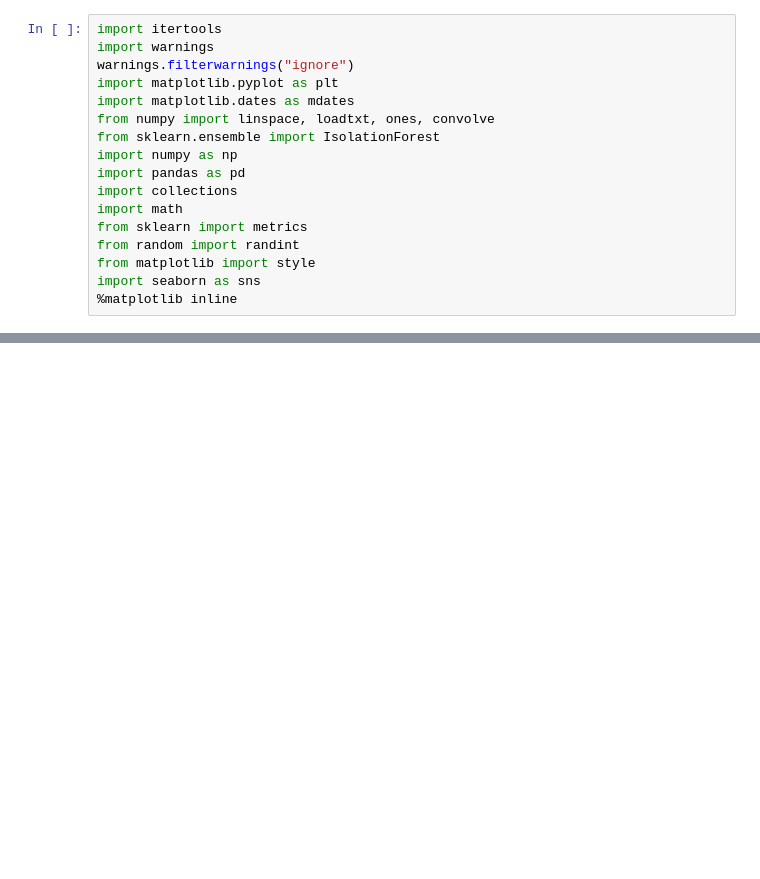
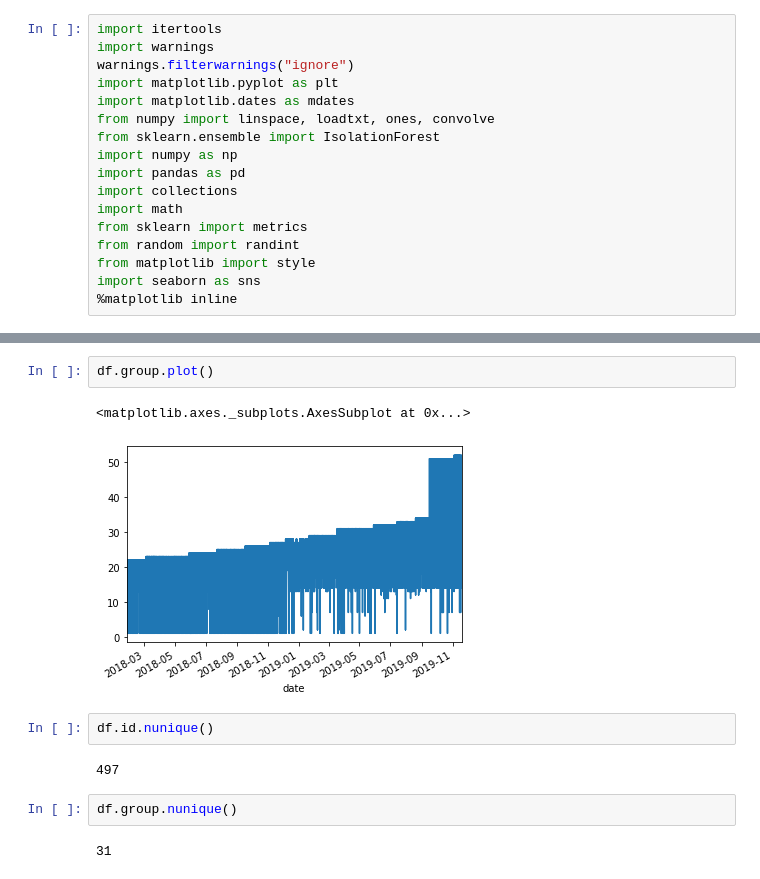
Before and after one commit to soslin/ds-methodologies-exercises, a Jupyter notebook: anomaly_detection/time_series_anomaly_detection.ipynb, the cells around one changed output, grey strips where cells are left out. Cells and saved outputs as stored; diff of their text form; blank space fills up the shorter version.

```diff
--- a/anomaly_detection/time_series_anomaly_detection.ipynb
+++ b/anomaly_detection/time_series_anomaly_detection.ipynb
@@ -30,0 +102,13 @@ df.head()
+# %%
+df.group.plot()
+# %% [output]
+<matplotlib.axes._subplots.AxesSubplot at 0x...>
+[figure, added]
+# %%
+df.id.nunique()
+# %% [output]
+497
+# %%
+df.group.nunique()
+# %% [output]
+31
```
Also changed, not shown: parts of 40 cells of this notebook.
